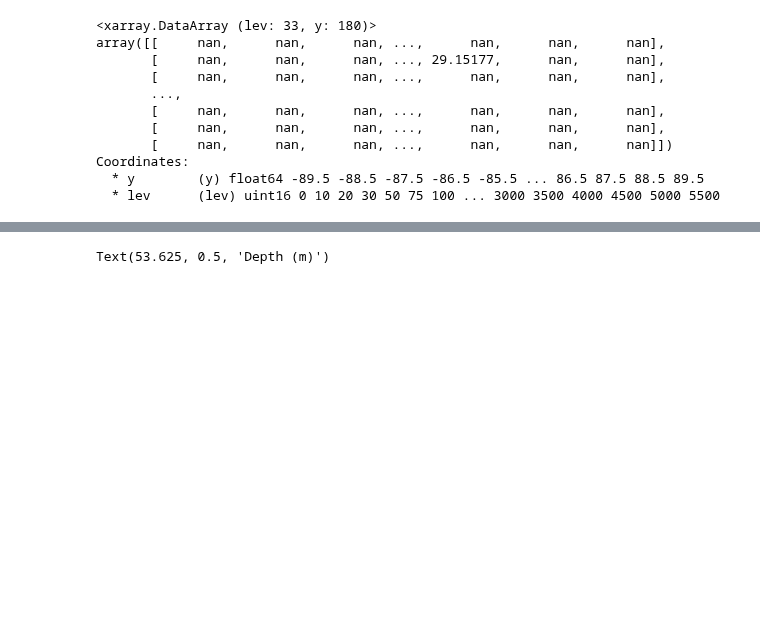
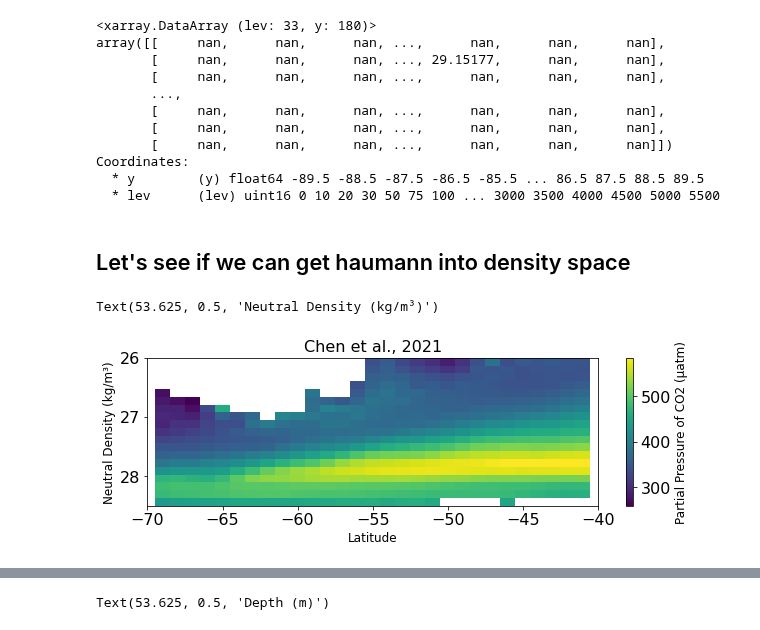
Before and after one commit to gmacgilchrist/seniorthesis, a Jupyter notebook: notebooks/alex_PCo2.ipynb, the cells around one changed output, grey strips where cells are left out. Cells and saved outputs as stored; diff of their text form; code cells hidden in the pictures; blank space fills up the shorter version.

```diff
--- a/notebooks/alex_PCo2.ipynb
+++ b/notebooks/alex_PCo2.ipynb
@@ -73,6 +73,48 @@ array([[     nan,      nan,      nan, ...,      nan,      nan,      nan],
 Coordinates:
   * y        (y) float64 -89.5 -88.5 -87.5 -86.5 -85.5 ... 86.5 87.5 88.5 89.5
   * lev      (lev) uint16 0 10 20 30 50 75 100 ... 3000 3500 4000 4500 5000 5500
+# %% [markdown]
+## Let's see if we can get haumann into density space
+# %%
+ds = {}
+ds['ppco2'] = PCO2
+ds['gam_n'] = ndensity
+
+
+from xgcm import Grid
+
+grid = Grid(ds, coords={'Z': {'center':'lev'}}, periodic=False)
+target = np.linspace(35.5, 37, 35)
+target_sig0 = np.linspace(26, 28.5, 20)
+
+out_put = grid.transform(ds['ppco2'], 'Z', target_sig0, target_data=ds['gam_n'], method = 'linear')
+# %%
+
+
+xx = out_put.mean('x', keep_attrs = True)
+xx = xx.transpose('TRANSFORMED_DIMENSION','y')
+xx = xx.sel(y = slice(-70,-40))
+# %%
+fig, ax = plt.subplots(nrows = 1, ncols = 1, figsize=[10,4])
+fig.tight_layout(pad = 3.5)
+plt.rc('font', size = 16)
+plt.rc('axes', titlesize= 16)
+plt.rc('axes', labelsize= 12)
+plt.rc('figure', titlesize=14)
+
+im = ax.pcolormesh(xx.y,xx.TRANSFORMED_DIMENSION,xx)
+cbar = plt.colorbar(im,ax=ax)
+ax.invert_yaxis()
+# ax.set_yticks([26, 26.5, 27, 27.5, 28])
+ax.set_xlim([-70,-40])
+ax.set_xticks([-70,-65,-60,-55,-50,-45,-40])
+cbar.set_label('Partial Pressure of CO2 (\u03BCatm)')
+ax.set_title('Chen et al., 2021')
+ax.set_xlabel('Latitude')
+ax.set_ylabel('Neutral Density (kg/m\u00b3)')
+# %% [output]
+Text(53.625, 0.5, 'Neutral Density (kg/m³)')
+[figure, added]
 # %%
 fig, ax = plt.subplots(nrows = 1, ncols = 1, figsize=[10,4])
 fig.tight_layout(pad = 3.5)
```
Also changed, not shown: parts of 11 cells of this notebook.
